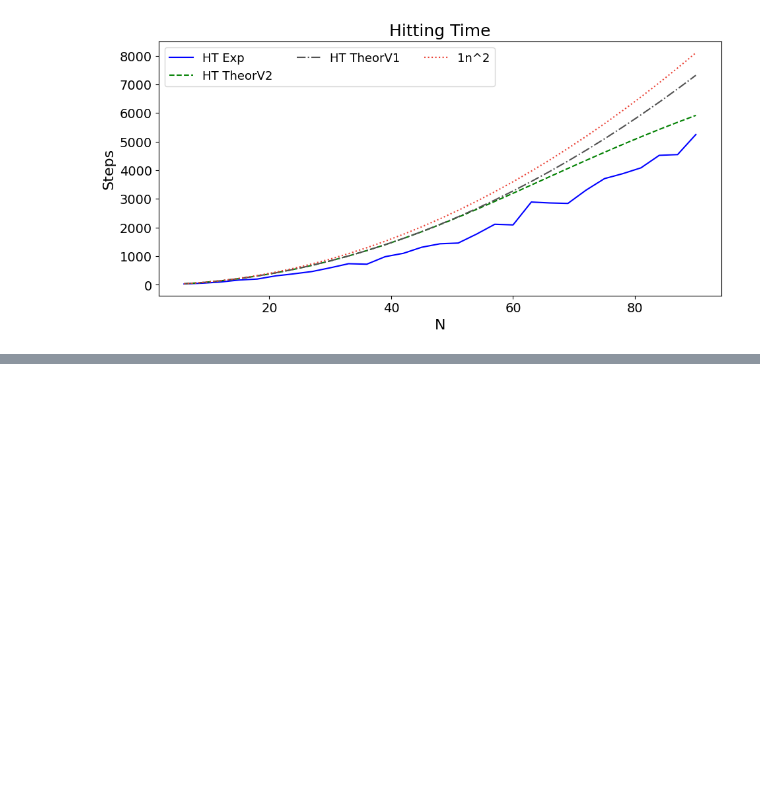
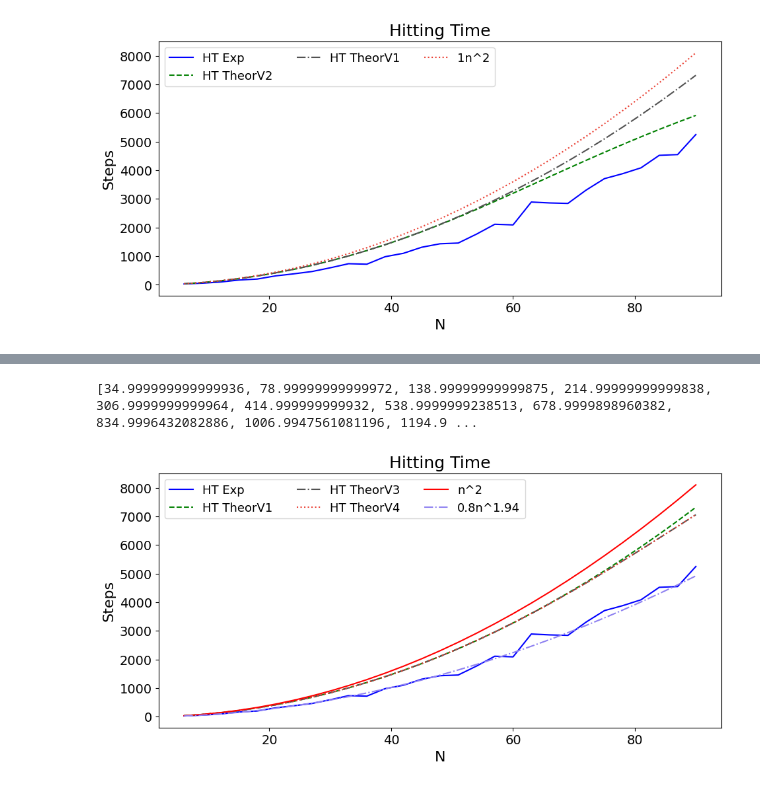
Before and after one commit to JaimePSantos/DynamicRandomWalks, a Jupyter notebook: HT-Static_TemporalHelix.ipynb, the cells around one changed output, grey strips where cells are left out. Saved outputs shown, nothing was run; the diff lists cells and outputs as text; code cells hidden in the pictures; blank space fills up the shorter version.

```diff
--- a/HT-Static_TemporalHelix.ipynb
+++ b/HT-Static_TemporalHelix.ipynb
@@ -436,6 +424,7 @@ if os.path.exists(theoretical_hitting_times_file3):
 else:
     print('\nFile Doesnt Exist!')
     theoretical_hitting_times3 =  theoretical_hitting_times3_for_staticTempHelix_graphs(reps, init, target,steps)
+    write_list_to_file(theoretical_hitting_times_file3, theoretical_hitting_times3)
 # %% [output]
 [6, 9, 12, 15, 18, 21, 24, 27, 30, 33, 36, 39, 42, 45, 48, 51, 54, 57, 60, 63, 66, 69, 72, 75, 78, 81, 84, 87, 90]
 Looking for:
@@ -583,7 +560,7 @@ c = 0.85
 
 theoretical_hitting_times_file4 = f'Datasets/DynGraphsDTRW/theoreticalHitting4TimeStaticTempHelix_N{sum_range[-1]}_FROM{initVertex}-TO{targetVertex}_STEPS{steps}.txt'
 
-print(f'Looking for: \n-----> {theoretical_hitting_times_file3}')
+print(f'Looking for: \n-----> {theoretical_hitting_times_file4}')
 
 if os.path.exists(theoretical_hitting_times_file4):
     theoretical_hitting_times4 = load_list_from_file(theoretical_hitting_times_file4)
@@ -591,6 +568,7 @@ if os.path.exists(theoretical_hitting_times_file4):
 else:
     print('\nFile Doesnt Exist!')
     theoretical_hitting_times4 =  theoretical_hitting_times4_for_staticTempHelix_graphs(reps, init, target,steps)
+    write_list_to_file(theoretical_hitting_times_file4, theoretical_hitting_times4)
 # %% [output]
 [6, 9, 12, 15, 18, 21, 24, 27, 30, 33, 36, 39, 42, 45, 48, 51, 54, 57, 60, 63, 66, 69, 72, 75, 78, 81, 84, 87, 90]
 Looking for:
@@ -739,6 +704,7 @@ if os.path.exists(theoretical_hitting_times_file5):
 else:
     print('\nFile Doesnt Exist!')
     theoretical_hitting_times5 =  theoretical_hitting_times5_for_staticTempHelix_graphs(reps, init, target,steps)
+    write_list_to_file(theoretical_hitting_times_file5, theoretical_hitting_times5)
 # %% [output]
 [6, 9, 12, 15, 18, 21, 24, 27, 30, 33, 36, 39, 42, 45, 48, 51, 54, 57, 60, 63, 66, 69, 72, 75, 78, 81, 84, 87, 90]
 Looking for:
@@ -749,0 +726,53 @@ LinAlgError: Singular matrix
+# %%
+c = constant[0]
+factor = round(slope,2)
+c2 = 1
+factor2 = 2
+
+alphaLabelList = [r'HT Exp',f'HT TheorV1',f'HT TheorV3',f'HT TheorV4',f'n^2',f'{round(c,2)}n^{factor}']
+
+
+
+estimate_cover_time_memory = [x for x in theoretical_hitting_time(sum_range,factor,c)]
+estimate_cover_time_memory2 = [x for x in theoretical_hitting_time(sum_range,factor2,c2)]
+# print(estimate_cover_time_memory2)
+# print(list(sum_range))
+print(theoretical_hitting_times3
+)
+
+params = {
+    'font_size' : 14,
+    'figsize': (11, 5),
+    'plot_title' : f'Hitting Time',
+    'x_label' : 'N',
+    'y_label' : "Steps",
+    'legend_labels' : alphaLabelList,
+    'legend_loc': "best",
+    # 'legend_title' : r'$\alpha$',
+    'legend_ncol' : 3,
+    'color_list' : ['#0000FF', '#008000', '#525252','#eb4034','red','#8f82f1'],
+    'line_style_list' : ['-', '--','-.',':','-','-.'],
+    # 'save_path' : f'Output/OrientedDynamics/orientedDynamics_N{N}_NWALKS{len(alphaList)}_Alphas{str([round(a, 2) for a in alphaList]).replace(", ", "-").replace("[", "").replace("]", "")}_TMAX{round(t)}.png',
+    'use_loglog': False,
+    'use_cbar' : False,
+    'cbar_label' : None,
+    'cbar_ticks' : None,
+    'cbar_tick_labels' : None,
+    'x_lim' : None,
+    # 'x_num_ticks' : 7,
+    # 'y_num_ticks' : 7,
+    # 'x_round_val' : 1,
+    # 'y_round_val' : 3,
+}
+
+y_value_list = [hitting_times,
+                theoretical_hitting_times2,
+                theoretical_hitting_times4,
+                theoretical_hitting_times5,
+                estimate_cover_time_memory2,
+                estimate_cover_time_memory]
+
+plot_qwak(x_value_matrix = [list(sum_range)]*6 , y_value_matrix = y_value_list ,**params)
+# %% [output]
+[34.999999999999936, 78.99999999999972, 138.99999999999875, 214.99999999999838, 306.9999999999964, 414.999999999932, 538.9999999238513, 678.9999898960382, 834.9996432082886, 1006.9947561081196, 1194.9 ...
+[figure, added]
```
Also changed, not shown: parts of 9 cells of this notebook, 4 other files.
